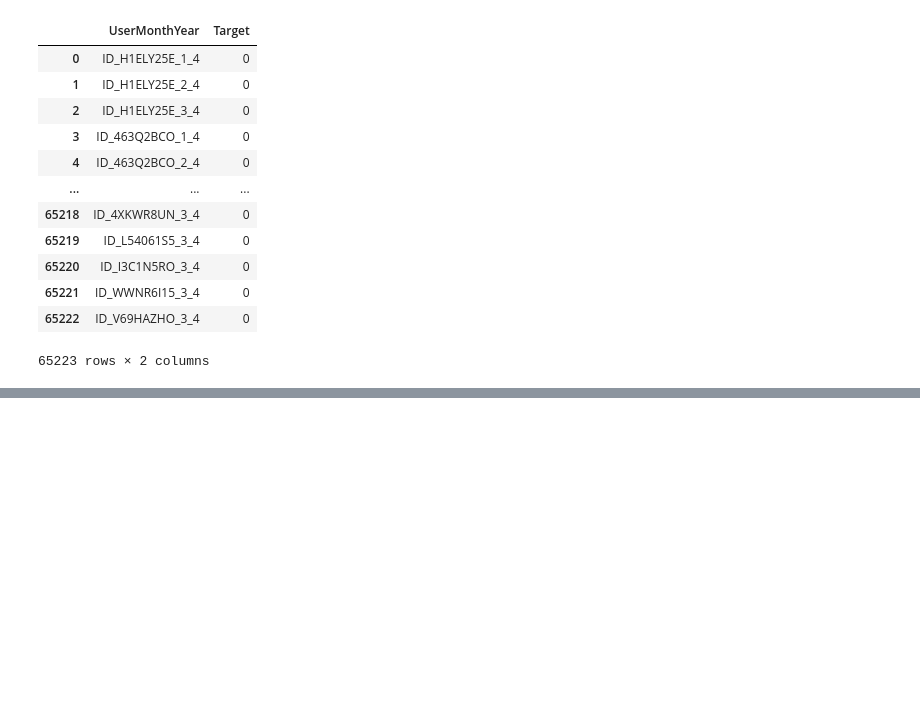
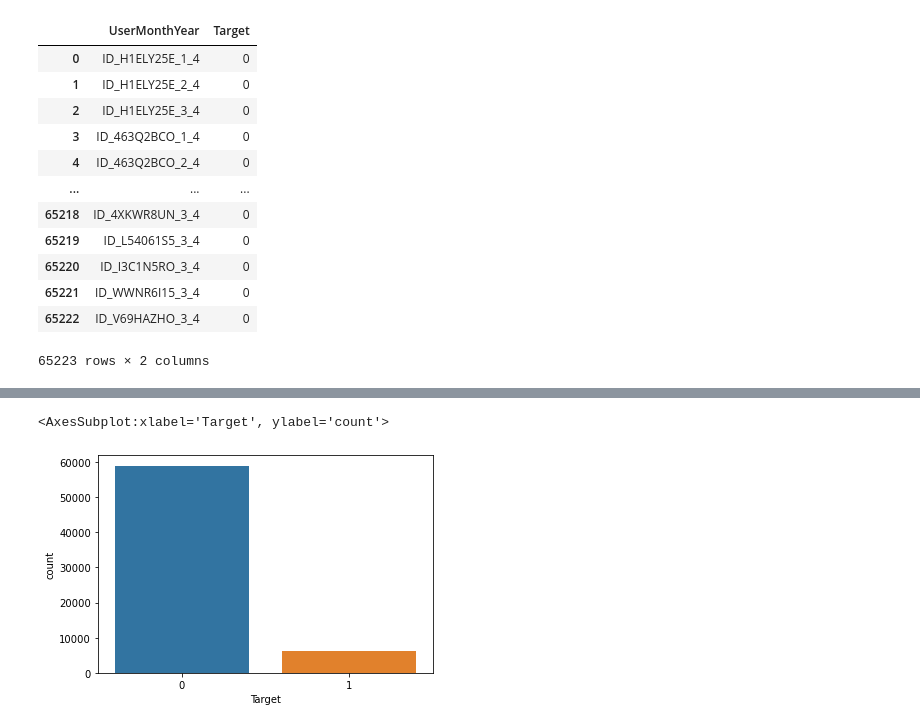
Before and after one commit to simiel/zindiUserBehaviour, a Jupyter notebook: zindiPrediction.ipynb, the cells around one changed output, grey strips where cells are left out. Cells and saved outputs as stored; diff of their text form; code cells hidden in the pictures; blank space fills up the shorter version.

Commit message:
Added some granular data
Got a score of about 0.55

```diff
--- a/zindiPrediction.ipynb
+++ b/zindiPrediction.ipynb
@@ -196,0 +237,7 @@ Ntrain.head()
+# %%
+# x_new.dropna(axis=0,inplace=True)
+# y_new.dropna(axis=0,inplace=True)
+x_new = Ntrain[['month','year','discussions_counter','submission_counter']]
+y_new = Ntrain['Target']
+print(x_new.isna().sum())
+print(y_new.isna().sum())
@@ -196,0 +255,6 @@ Ntrain.head()
+# %%
+rf_model = RandomForestClassifier()
+rf_model.fit(x_new,y_new)
+rf_prediction = rf_model.predict(Ntest[['month','year','discussions_counter','submission_counter']])
+# %%
+pred = pd.DataFrame(rf_prediction)
@@ -196,0 +266,2 @@ Ntrain.head()
+# %%
+result.Target=pred
@@ -196,0 +279,5 @@ Ntrain.head()
+# %%
+sns.countplot(result.Target)
+# %% [output]
+<AxesSubplot:xlabel='Target', ylabel='count'>
+[figure, added]
```
Also changed, not shown: parts of 26 cells of this notebook, 2 other files.
